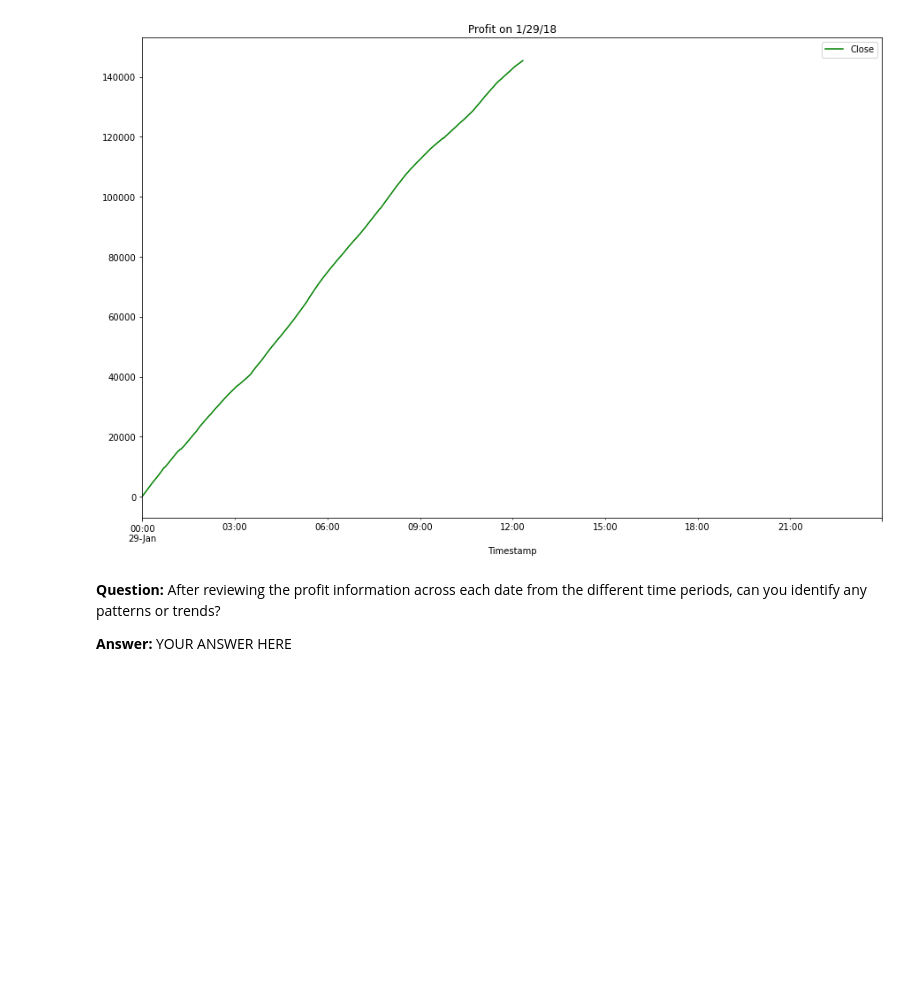
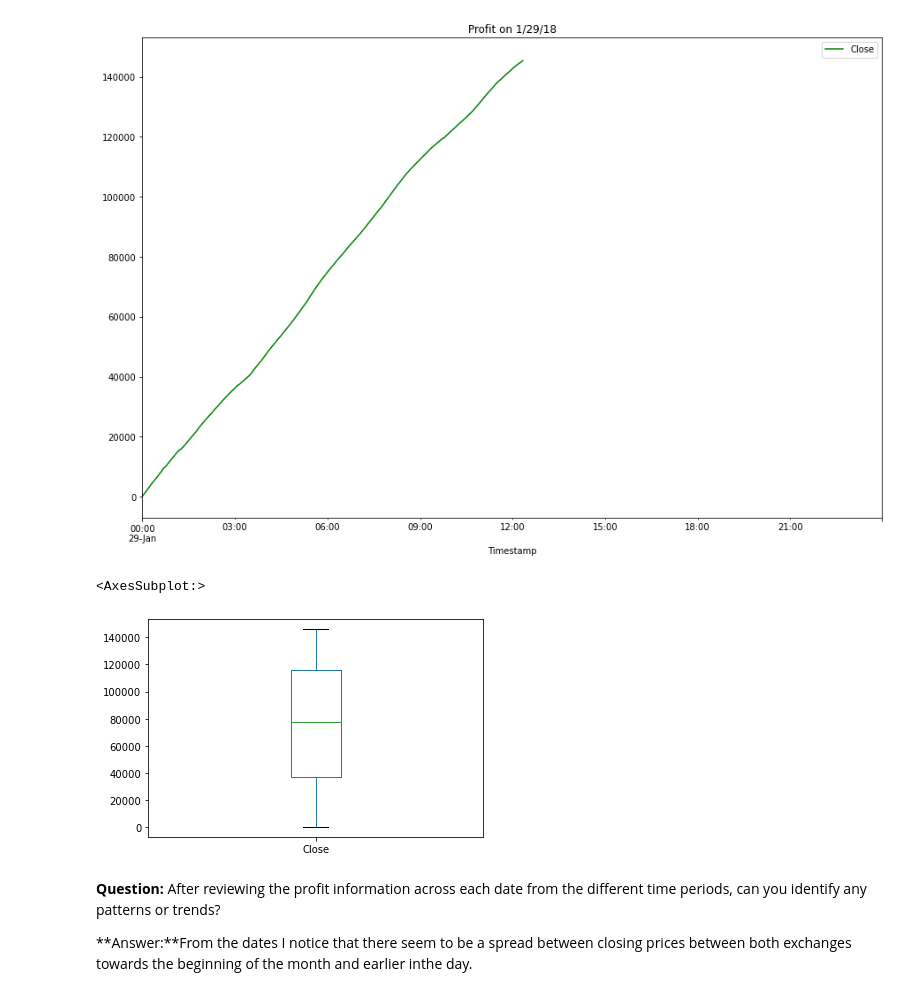
Before and after one commit to IJASI/Challenge-3, a Jupyter notebook: crypto_arbitrage_code_files/crypto_arbitrage.ipynb, the cells around one changed output. Cells and saved outputs as stored; diff of their text form; code cells hidden in the pictures; blank space fills up the shorter version.

```diff
--- a/crypto_arbitrage_code_files/crypto_arbitrage.ipynb
+++ b/crypto_arbitrage_code_files/crypto_arbitrage.ipynb
@@ -634,8 +634,11 @@ cumulative_profit_early.plot(legend=True,figsize=(15, 10), title="Profit on 1/29
 [figure]
 # %%
 # Plot the cumulative sum of profits for the early profit per trade DataFrame
-# YOUR CODE HERE
+cumulative_profit_early.plot(kind='box')
+# %% [output]
+<AxesSubplot:>
+[figure, added]
 # %% [markdown]
 **Question:** After reviewing the profit information across each date from the different time periods, can you identify any patterns or trends?
 
-**Answer:** YOUR ANSWER HERE
+**Answer:**From the dates I notice that there seem to be a spread between closing prices between both exchanges towards the beginning of the month and earlier inthe day.
```
Also changed, not shown: parts of 10 cells of this notebook.
